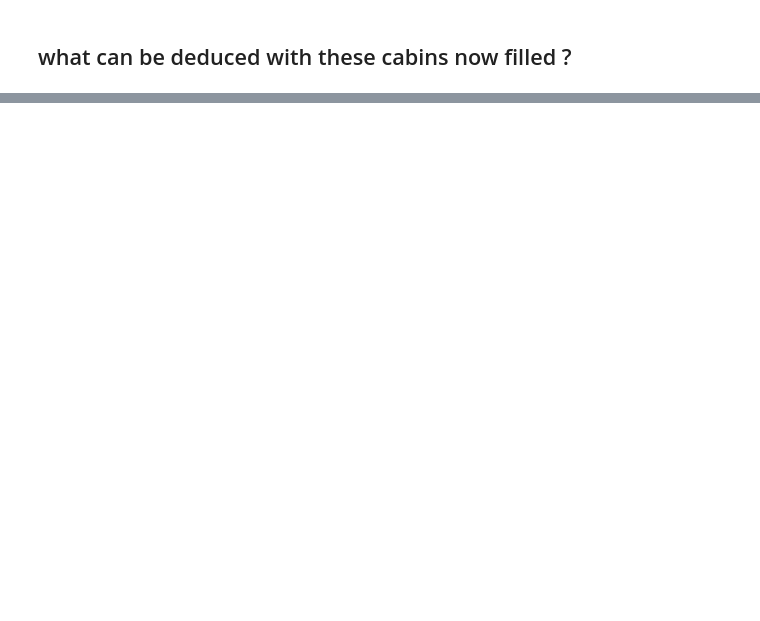
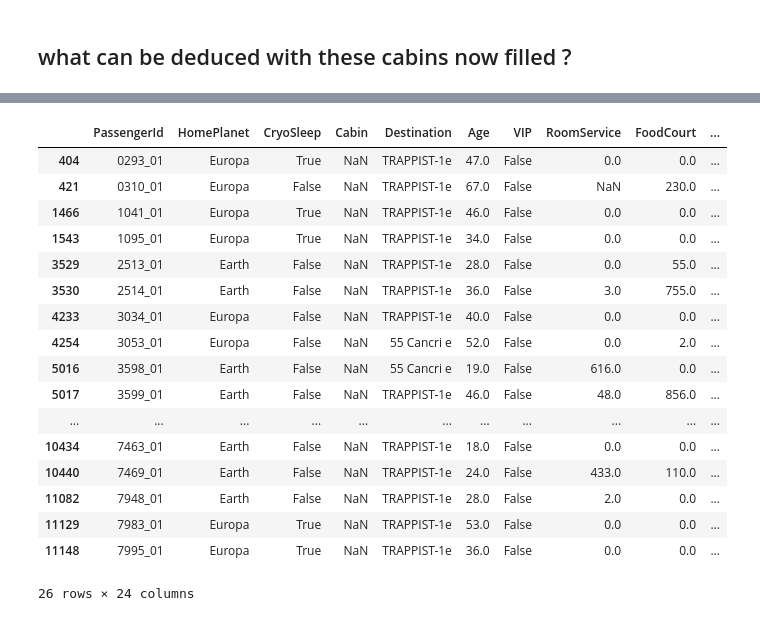
Before and after one commit to jacobsultan/cabin-for-spacetitanic-kaggle, a Jupyter notebook: firstruns.ipynb, the cells around one changed output, grey strips where cells are left out. Saved outputs shown, nothing was run; the diff lists cells and outputs as text; code cells hidden in the pictures; blank space fills up the shorter version.

Commit message:
imputes based on no bills

```diff
--- a/firstruns.ipynb
+++ b/firstruns.ipynb
@@ -163,5 +71,5 @@ df = togeth.copy()
 # %%
-df2 = togeth.copy()
+df2 = df.copy()
 # %% [markdown]
 Finding groups that have more than 1 member that all share the same cabin and that dont have other nans in group
 # %%
@@ -458,5 +305,3 @@ passenger 9238_05
-# %%
-for deck in cabin
 # %% [markdown]
 # which people for empty cabin
 # %%
@@ -525,0 +329,39 @@ deck T side nan max_size 0
+# %%
+def no_free_rooms_no_bills(df):
+    for index, passenger in df[df.Cabin.isna()].iterrows():
+        options = False
+        print()
+        if passenger.Bills == 0 and not pd.isna(passenger.HomePlanet):
+            if multiple_decks_in_group(df,passenger):
+                print(index)
+                for deck in decks_by_planet_no_bills[passenger.HomePlanet]:
+                    for side in cabin_sides:
+
+                        before_slice = df.iloc[:index]
+                        after_slice = df.iloc[index+1:]
+                        top_room_number_before = np.max(before_slice[(before_slice.Deck == deck) & (before_slice.Side == side)].Number)
+                        smallest_room_number_after = np.min(after_slice[(after_slice.Deck == deck) & (after_slice.Side == side)].Number)
+
+                        if top_room_number_before + 1 != smallest_room_number_after:
+                            if pd.isna(top_room_number_before) and smallest_room_number_after == 0:
+                                continue
+                            elif top_room_number_before == smallest_room_number_after:
+                                continue
+                            else:
+                                options = True
+                                break
+                    if options:
+                        break
+                if not options:
+                    if len(df[df.Group == passenger.Group].Cabin) - df[df.Group == passenger.Group].Cabin.isna().sum() > 1:
+                        other_group_member = df[(df.Group == passenger.Group) & (~df.Cabin.isna())]
+                        options = deck_options(df,passenger)
+                        if len(options) == 1:
+                            if len(other_group_member[other_group_member.Deck == options[0]].Cabin.unique()) == 1:
+                                df.loc[index,'Cabin'] = other_group_member[other_group_member.Deck == options[0]].iloc[0].Cabin
+                        else:
+                            print('multiple options for deck')
+    return df
+
+
+df2 = no_free_rooms_no_bills(df2)
@@ -525,0 +460,21 @@ deck T side nan max_size 0
+# %%
+df2[(df2.GroupSize == 1) & (df2.Cabin.isna())]
+# %% [output]
+|  | PassengerId | HomePlanet | CryoSleep | Cabin | Destination | Age | VIP | RoomService | FoodCourt | ... |
+| 404 | 0293_01 | Europa | True | NaN | TRAPPIST-1e | 47.0 | False | 0.0 | 0.0 | ... |
+| 421 | 0310_01 | Europa | False | NaN | TRAPPIST-1e | 67.0 | False | NaN | 230.0 | ... |
+| 1466 | 1041_01 | Europa | True | NaN | TRAPPIST-1e | 46.0 | False | 0.0 | 0.0 | ... |
+| 1543 | 1095_01 | Europa | True | NaN | TRAPPIST-1e | 34.0 | False | 0.0 | 0.0 | ... |
+| 3529 | 2513_01 | Earth | False | NaN | TRAPPIST-1e | 28.0 | False | 0.0 | 55.0 | ... |
+| 3530 | 2514_01 | Earth | False | NaN | TRAPPIST-1e | 36.0 | False | 3.0 | 755.0 | ... |
+| 4233 | 3034_01 | Europa | False | NaN | TRAPPIST-1e | 40.0 | False | 0.0 | 0.0 | ... |
+| 4254 | 3053_01 | Europa | False | NaN | 55 Cancri e | 52.0 | False | 0.0 | 2.0 | ... |
+| 5016 | 3598_01 | Earth | False | NaN | 55 Cancri e | 19.0 | False | 616.0 | 0.0 | ... |
+| 5017 | 3599_01 | Earth | False | NaN | TRAPPIST-1e | 46.0 | False | 48.0 | 856.0 | ... |
+| ... | ... | ... | ... | ... | ... | ... | ... | ... | ... | ... |
+| 10434 | 7463_01 | Earth | False | NaN | TRAPPIST-1e | 18.0 | False | 0.0 | 0.0 | ... |
+| 10440 | 7469_01 | Earth | False | NaN | TRAPPIST-1e | 24.0 | False | 433.0 | 110.0 | ... |
+| 11082 | 7948_01 | Earth | False | NaN | TRAPPIST-1e | 28.0 | False | 2.0 | 0.0 | ... |
+| 11129 | 7983_01 | Europa | True | NaN | TRAPPIST-1e | 53.0 | False | 0.0 | 0.0 | ... |
+| 11148 | 7995_01 | Europa | True | NaN | TRAPPIST-1e | 36.0 | False | 0.0 | 0.0 | ... |
+26 rows × 24 columns
```
Also changed, not shown: parts of 51 cells of this notebook, 6 other files.
